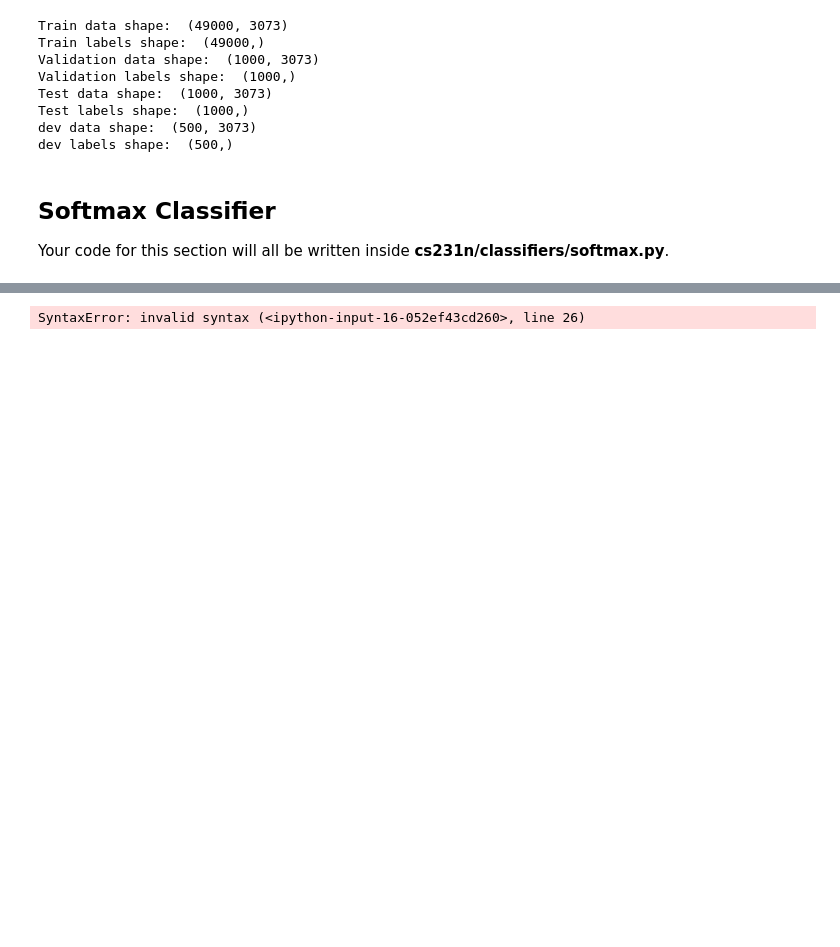
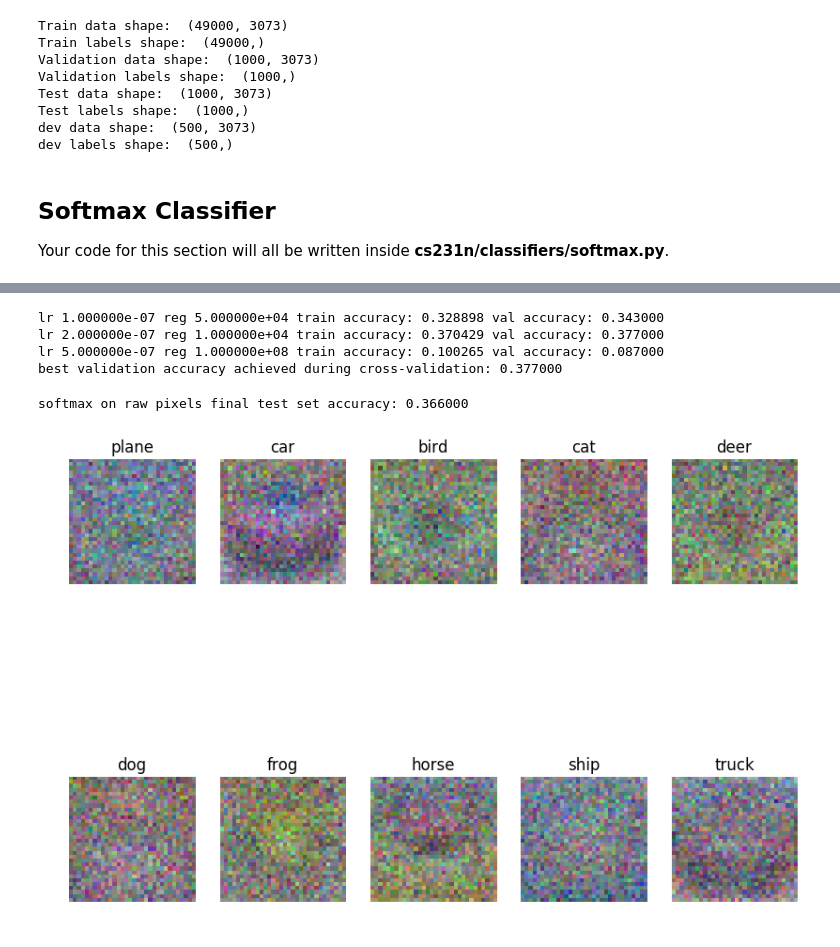
Before and after one commit to Willjay90/CS231n, a Jupyter notebook: assignment1/softmax.ipynb, the cells around one changed output, grey strips where cells are left out. Cells and saved outputs as stored; diff of their text form; code cells hidden in the pictures; blank space fills up the shorter version.

Commit message:
Softmax
Softmax Completed

```diff
--- a/assignment1/softmax.ipynb
+++ b/assignment1/softmax.ipynb
@@ -191,8 +193,9 @@ from cs231n.classifiers import Softmax
 results = {}
 best_val = -1
 best_softmax = None
-learning_rates = [1e-7, 5e-7]
-regularization_strengths = [5e4, 1e8]
+learning_rates = [1e-7, 5e-7, 2e-7]
+regularization_strengths = [5e4, 1e8, 1e4]
+num_iters = 1501
 
 ################################################################################
 # TODO:                                                                        #
@@ -200,7 +203,21 @@ regularization_strengths = [5e4, 1e8]
 # This should be identical to the validation that you did for the SVM; save    #
 # the best trained softmax classifer in best_softmax.                          #
 ################################################################################
-pass
+for i in range(len(learning_rates)):
+    softmax = Softmax()
+    loss = softmax.train(X_train, y_train, learning_rate=learning_rates[i], reg=regularization_strengths[i],
+                      num_iters=num_iters, verbose=False)
+    y_train_pred = softmax.predict(X_train)
+    train_accuracy = np.mean(y_train == y_train_pred)
+
+    y_val_pred = softmax.predict(X_val)
+    val_accuracy = np.mean(y_val == y_val_pred)
+
+    results[(learning_rates[i], regularization_strengths[i])] = (train_accuracy, val_accuracy)
+
+    if val_accuracy > best_val:
+        best_val = val_accuracy
+        best_softmax = softmax
 ################################################################################
 #                              END OF YOUR CODE                                #
 ################################################################################
@@ -208,31 +225,38 @@ pass
 # Print out results.
 for lr, reg in sorted(results):
     train_accuracy, val_accuracy = results[(lr, reg)]
-    print 'lr %e reg %e train accuracy: %f val accuracy: %f' % (
-                lr, reg, train_accuracy, val_accuracy)
+    print ('lr %e reg %e train accuracy: %f val accuracy: %f' % (
+                lr, reg, train_accuracy, val_accuracy))
 
-print 'best validation accuracy achieved during cross-validation: %f' % best_val
+print ('best validation accuracy achieved during cross-validation: %f' % best_val)
 # %% [output]
-SyntaxError: invalid syntax (<ipython-input-16-052ef43cd260>, line 26)
+lr 1.000000e-07 reg 5.000000e+04 train accuracy: 0.328898 val accuracy: 0.343000
+lr 2.000000e-07 reg 1.000000e+04 train accuracy: 0.370429 val accuracy: 0.377000
+lr 5.000000e-07 reg 1.000000e+08 train accuracy: 0.100265 val accuracy: 0.087000
+best validation accuracy achieved during cross-validation: 0.377000
 # %%
 # evaluate on test set
 # Evaluate the best softmax on test set
 y_test_pred = best_softmax.predict(X_test)
 test_accuracy = np.mean(y_test == y_test_pred)
-print 'softmax on raw pixels final test set accuracy: %f' % (test_accuracy, )
+print ('softmax on raw pixels final test set accuracy: %f' % (test_accuracy, ))
+# %% [output]
+softmax on raw pixels final test set accuracy: 0.366000
 # %%
 # Visualize the learned weights for each class
 w = best_softmax.W[:-1,:] # strip out the bias
 w = w.reshape(32, 32, 3, 10)
 
 w_min, w_max = np.min(w), np.max(w)
 
 classes = ['plane', 'car', 'bird', 'cat', 'deer', 'dog', 'frog', 'horse', 'ship', 'truck']
-for i in xrange(10):
+for i in range(10):
   plt.subplot(2, 5, i + 1)
 
   # Rescale the weights to be between 0 and 255
   wimg = 255.0 * (w[:, :, :, i].squeeze() - w_min) / (w_max - w_min)
   plt.imshow(wimg.astype('uint8'))
   plt.axis('off')
   plt.title(classes[i])
+# %% [output]
+[figure, added]
```
Also changed, not shown: parts of 5 cells of this notebook, 2 other files.
